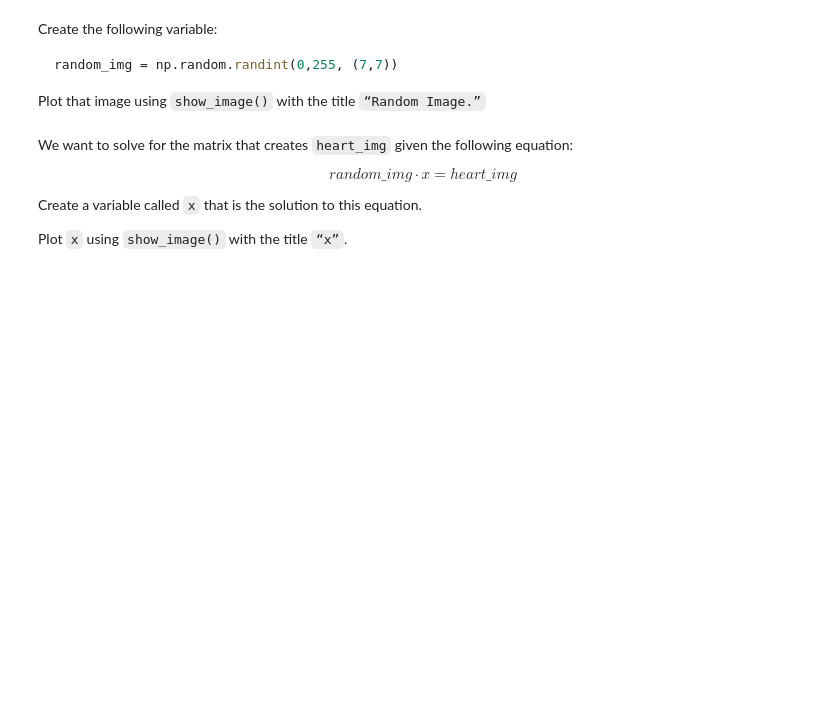
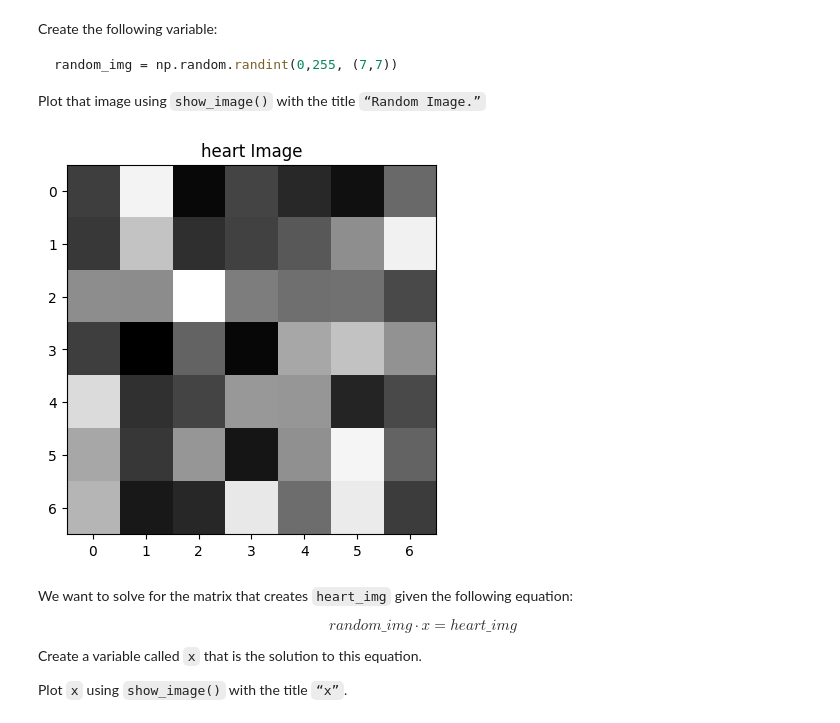
Before and after one commit to juango15/ImageTransformationsWithNumPy, a Jupyter notebook: ImageTransformationsWithNumPy.ipynb, the cells around one changed output. Cells and saved outputs as stored; diff of their text form; code cells hidden in the pictures; blank space fills up the shorter version.

````diff
--- a/ImageTransformationsWithNumPy.ipynb
+++ b/ImageTransformationsWithNumPy.ipynb
@@ -78,6 +100,11 @@ Create the following variable:
 random_img = np.random.randint(0,255, (7,7))
 ```
 Plot that image using `show_image()` with the title `“Random Image.”`
+# %%
+random_img = np.random.randint(0,255, (7,7))
+show_image(random_img, "heart Image")
+# %% [output]
+[figure, added]
 # %% [markdown]
 We want to solve for the matrix that creates `heart_img` given the following equation:
 
````
Also changed, not shown: parts of 7 cells of this notebook.
